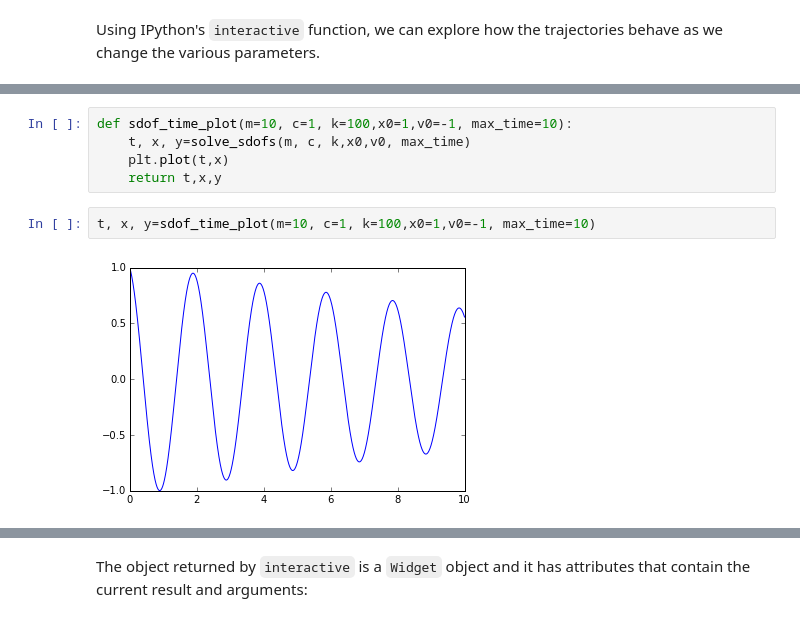
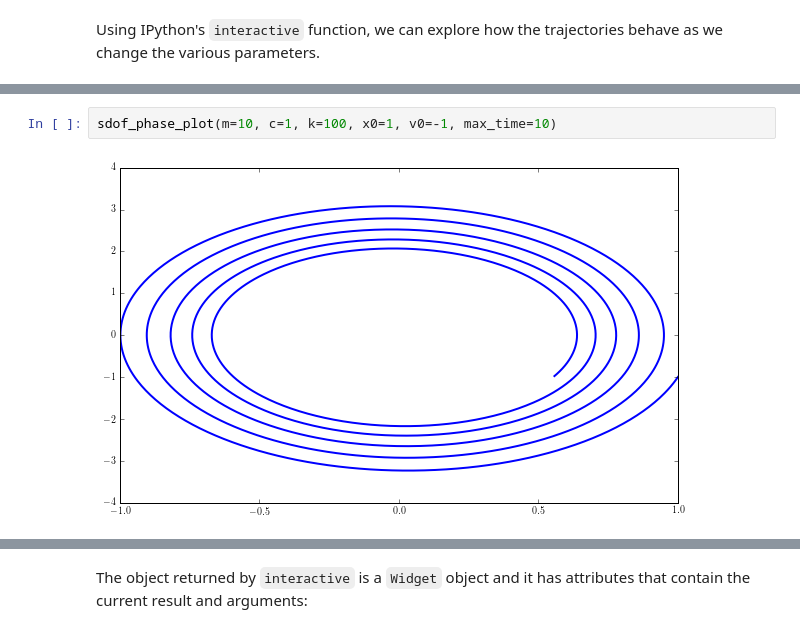
Before and after one commit to vibrationtoolbox/vibration_toolbox, a Jupyter notebook: vtb1_1.ipynb, the cells around one changed output, grey strips where cells are left out. Saved outputs shown, nothing was run; the diff lists cells and outputs as text.

```diff
--- a/vtb1_1.ipynb
+++ b/vtb1_1.ipynb
@@ -91,9 +26,4 @@ def sdof_phase_plot(m=10, c=1, k=100,x0=1,v0=-1, max_time=10):
 # %%
-def sdof_time_plot(m=10, c=1, k=100,x0=1,v0=-1, max_time=10):
-    t, x, y=solve_sdofs(m, c, k,x0,v0, max_time)
-    plt.plot(t,x)
-    return t,x,y
+sdof_phase_plot(m=10, c=1, k=100, x0=1, v0=-1, max_time=10)
+# %% [output]
+[figure, added]
-# %%
-t, x, y=sdof_time_plot(m=10, c=1, k=100,x0=1,v0=-1, max_time=10)
-# %% [output]
-[figure, removed]
```
Also changed, not shown: parts of 14 cells of this notebook, 1 other file.
